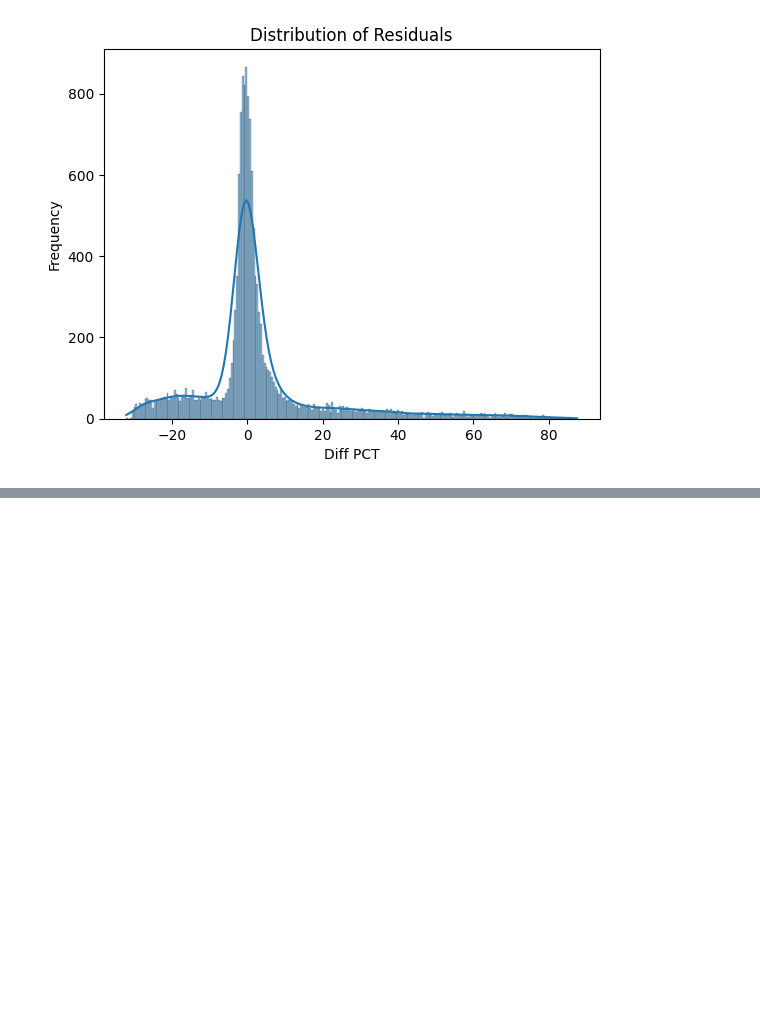
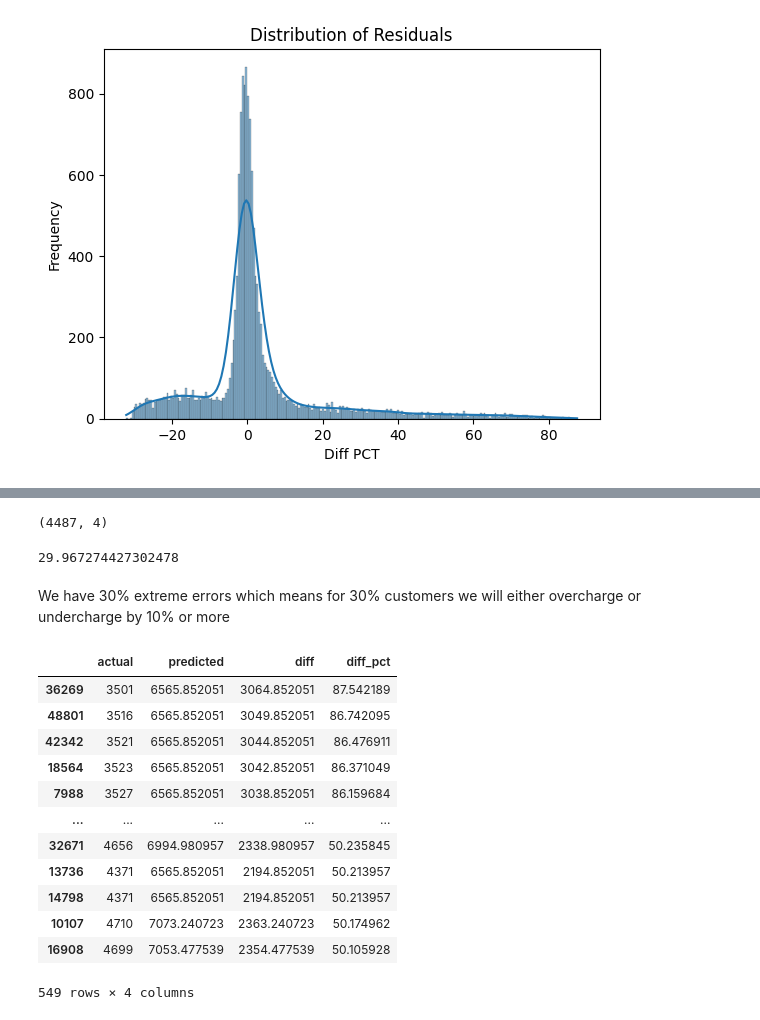
Before and after one commit to GopuRamakrishna/Healthcare-Premium-Prediction, a Jupyter notebook: Pre_health_prediction.ipynb, the cells around one changed output, grey strips where cells are left out. Cells and saved outputs as stored; diff of their text form; code cells hidden in the pictures; blank space fills up the shorter version.

```diff
--- a/Pre_health_prediction.ipynb
+++ b/Pre_health_prediction.ipynb
@@ -726,0 +750,27 @@ plt.show()
+# %%
+extreme_results_df.shape
+# %% [output]
+(4487, 4)
+# %%
+extreme_errors_pct=extreme_results_df.shape[0]*100/X_test.shape[0]
+extreme_errors_pct
+# %% [output]
+29.967274427302478
+# %% [markdown]
+We have 30% extreme errors which means for 30% customers we will either overcharge or undercharge by 10% or more
+# %%
+extreme_results_df[abs(extreme_results_df['diff_pct'])>50].sort_values("diff_pct",ascending=False)
+# %% [output]
+|  | actual | predicted | diff | diff_pct |
+| 36269 | 3501 | 6565.852051 | 3064.852051 | 87.542189 |
+| 48801 | 3516 | 6565.852051 | 3049.852051 | 86.742095 |
+| 42342 | 3521 | 6565.852051 | 3044.852051 | 86.476911 |
+| 18564 | 3523 | 6565.852051 | 3042.852051 | 86.371049 |
+| 7988 | 3527 | 6565.852051 | 3038.852051 | 86.159684 |
+| ... | ... | ... | ... | ... |
+| 32671 | 4656 | 6994.980957 | 2338.980957 | 50.235845 |
+| 13736 | 4371 | 6565.852051 | 2194.852051 | 50.213957 |
+| 14798 | 4371 | 6565.852051 | 2194.852051 | 50.213957 |
+| 10107 | 4710 | 7073.240723 | 2363.240723 | 50.174962 |
+| 16908 | 4699 | 7053.477539 | 2354.477539 | 50.105928 |
+549 rows × 4 columns
```
Also changed, not shown: parts of 13 cells of this notebook, 5 other files.
